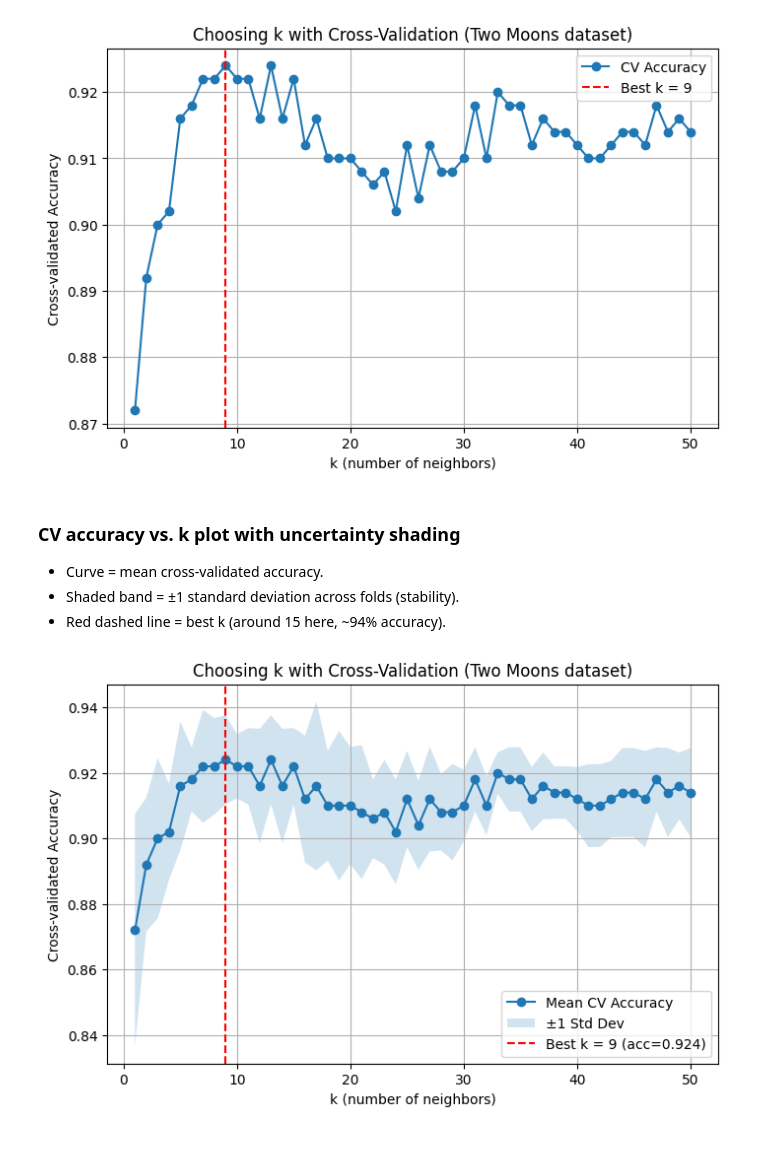
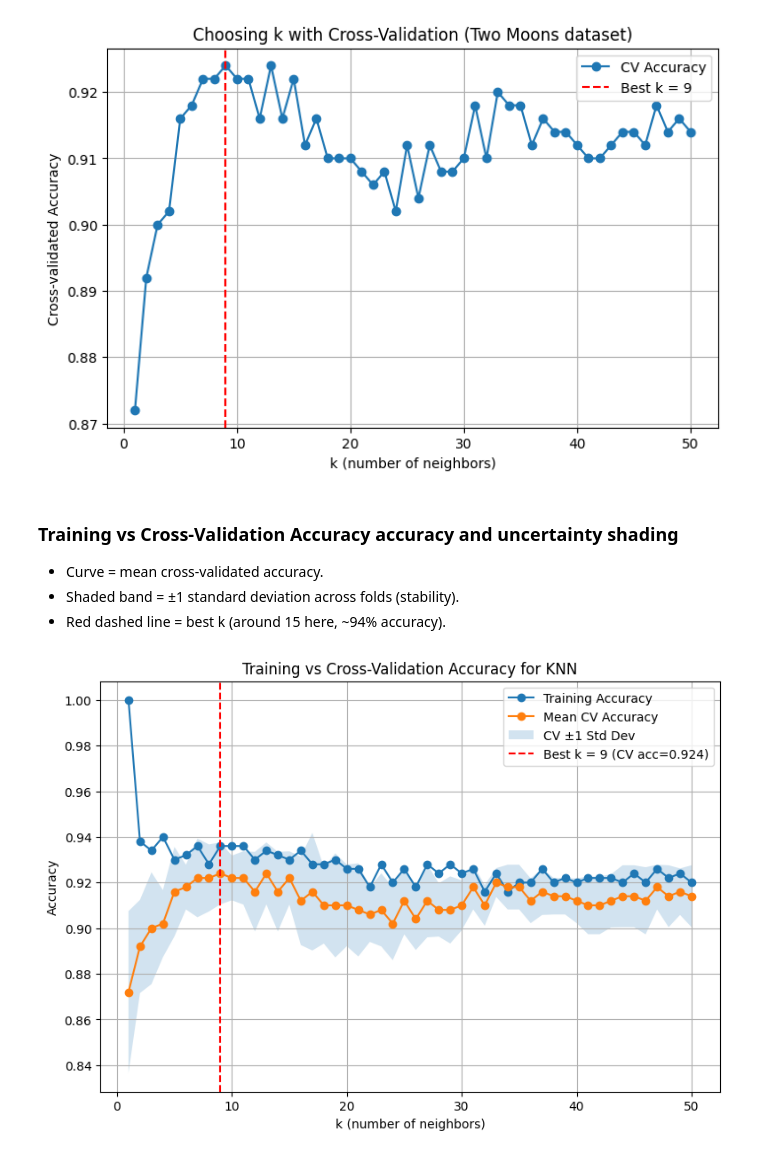
Before and after one commit to xit7/DATA-TEMPLATE, a Jupyter notebook: ml_examples/similarity_neighbors_clusters.ipynb, the cells around one changed output. Saved outputs shown, nothing was run; the diff lists cells and outputs as text; code cells hidden in the pictures.

Commit message:
accuracy shading added

```diff
--- a/ml_examples/similarity_neighbors_clusters.ipynb
+++ b/ml_examples/similarity_neighbors_clusters.ipynb
@@ -104,40 +104,35 @@ plt.show()
 # %% [output]
 [figure]
 # %% [markdown]
-### CV accuracy vs. k plot with uncertainty shading
+### Training vs Cross-Validation Accuracy accuracy and uncertainty shading
 
 * Curve = mean cross-validated accuracy.
 * Shaded band = ±1 standard deviation across folds (stability).
 * Red dashed line = best k (around 15 here, ~94% accuracy).
 # %%
-# Compute both mean and standard deviation of CV scores for shading
-cv_means = []
-cv_stds = []
+# Compute training accuracy for each k alongside CV accuracy
+train_scores = []
 
 for k in k_values:
     clf = KNeighborsClassifier(n_neighbors=k)
-    scores = cross_val_score(clf, X, y, cv=5, scoring="accuracy")
-    cv_means.append(scores.mean())
-    cv_stds.append(scores.std())
+    clf.fit(X, y)
+    train_scores.append(clf.score(X, y))  # accuracy on full training set
 
-cv_means = np.array(cv_means)
-cv_stds = np.array(cv_stds)
+train_scores = np.array(train_scores)
 
-best_k = k_values[np.argmax(cv_means)]
-best_acc = np.max(cv_means)
-
-# Plot with shaded variance
-plt.figure(figsize=(8,5))
+# Plot training vs CV accuracy
+plt.figure(figsize=(9,6))
+plt.plot(k_values, train_scores, "o-", label="Training Accuracy")
 plt.plot(k_values, cv_means, "o-", label="Mean CV Accuracy")
 plt.fill_between(k_values, cv_means - cv_stds, cv_means + cv_stds,
-                 alpha=0.2, label="±1 Std Dev")
+                 alpha=0.2, label="CV ±1 Std Dev")
 plt.axvline(best_k, color="red", linestyle="--",
-            label=f"Best k = {best_k} (acc={best_acc:.3f})")
+            label=f"Best k = {best_k} (CV acc={best_acc:.3f})")
 plt.xlabel("k (number of neighbors)")
-plt.ylabel("Cross-validated Accuracy")
-plt.title("Choosing k with Cross-Validation (Two Moons dataset)")
+plt.ylabel("Accuracy")
+plt.title("Training vs Cross-Validation Accuracy for KNN")
 plt.legend()
 plt.grid(True)
 plt.show()
 # %% [output]
-[figure, old version]
+[figure, new version]
```
Also changed, not shown: parts of 1 cell of this notebook.
